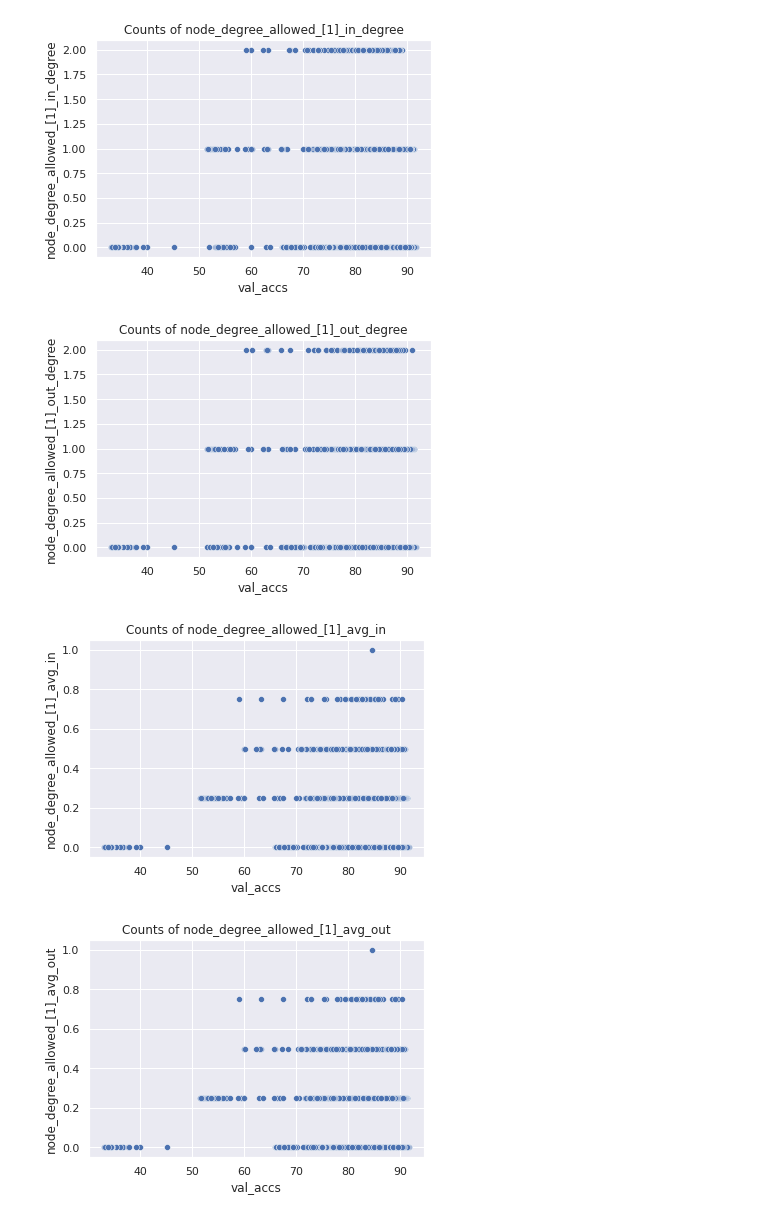
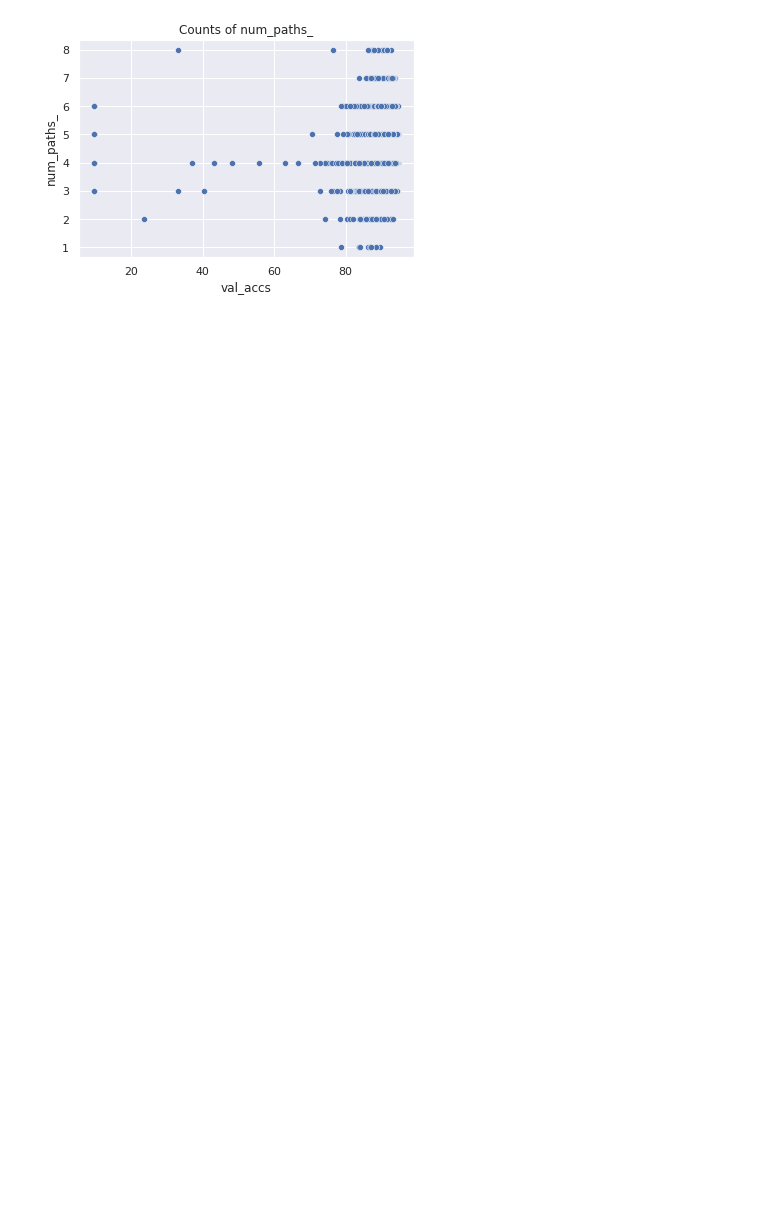
Before and after one commit to gabikadlecova/zc_combine, a Jupyter notebook: features/nb101.ipynb, the cells around one changed output. Drawn from its saved outputs; the diff is of its cells as text; code cells hidden in the pictures; blank space fills up the shorter version.

```diff
--- a/features/nb101.ipynb
+++ b/features/nb101.ipynb
@@ -51,24 +51,21 @@ dataset
 # %%
 import matplotlib.pyplot as plt
 import seaborn as sns
 sns.set()
 
-plot_df = feature_dataset['node_degree'].copy()
+plot_df = feature_dataset['num_paths'].copy()
 plot_df['val_accs'] = data['val_accs']
 
 import os
 #os.mkdir('tmp')
 
-for c in plot_df.columns:
-    if c == 'val_accs':
+for i, c in enumerate(plot_df.columns):
+    if i > 5 or c == 'val_accs':
         continue
     plt.figure()
     sns.scatterplot(data=plot_df, x='val_accs', y=c)
     plt.title(f"Counts of {c}")
     #plt.savefig(f'tmp/{c}.png')
     plt.show()
 # %% [output]
-[figure, old version]
+[figure, new version]
-[figure, removed]
-[figure, removed]
-[figure, removed]
```
Also changed, not shown: parts of 32 cells of this notebook, 4 other files.
